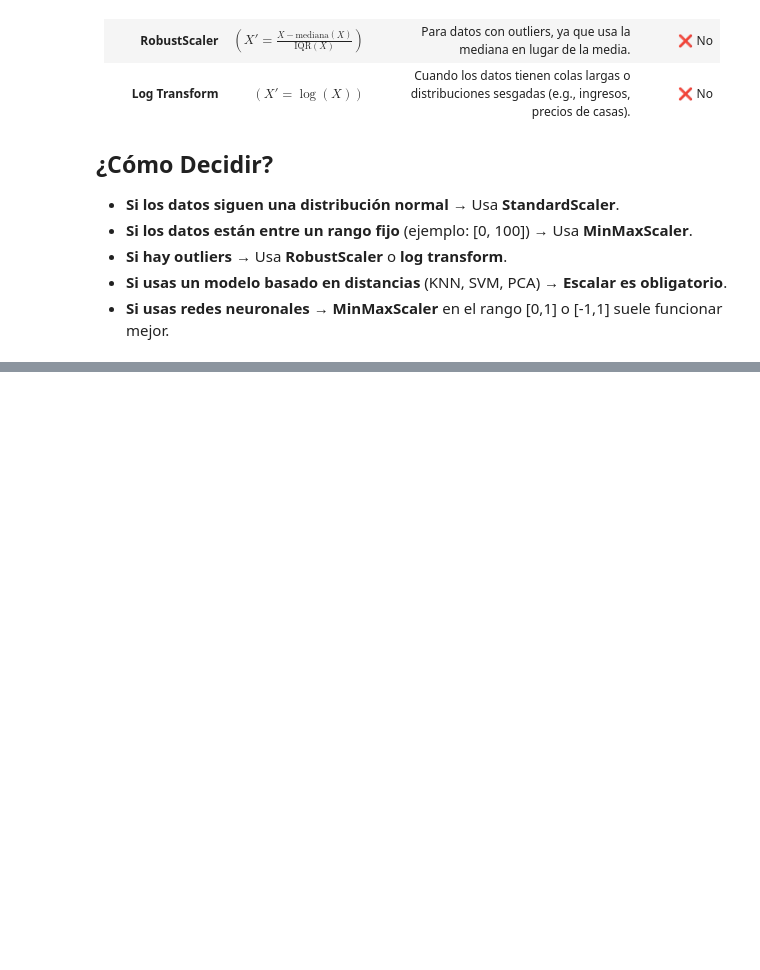
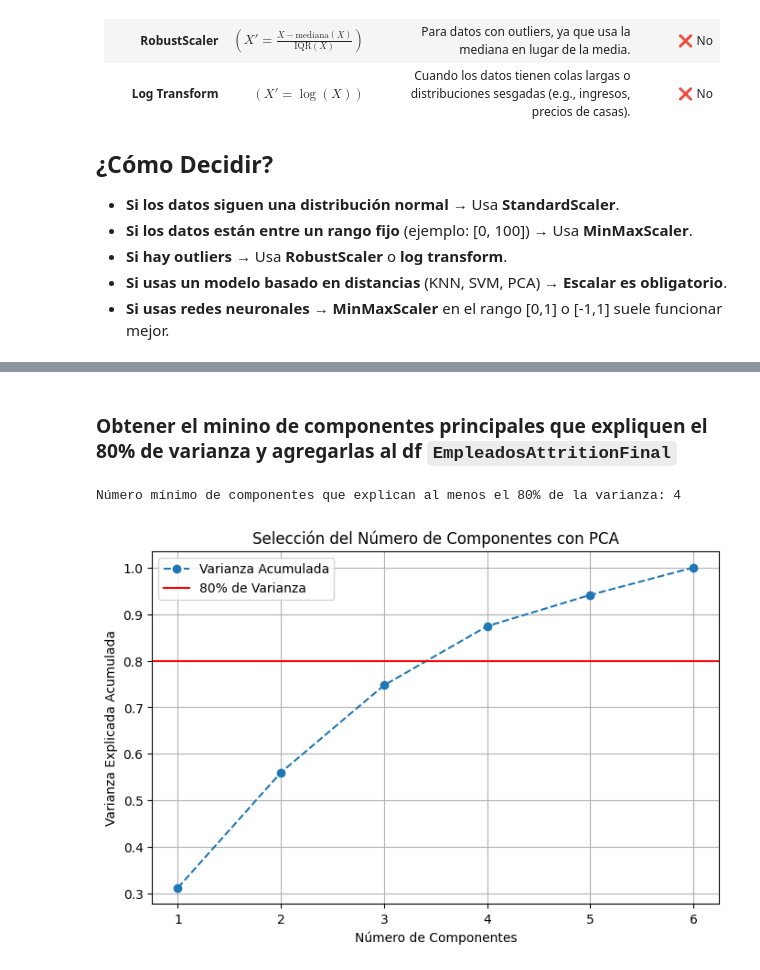
Before and after one commit to ADRIANVM117/TEC_MTY_PORTAFOLIO, a Jupyter notebook: RetoEmpleados/RetoEmpleados.ipynb, the cells around one changed output, grey strips where cells are left out. Cells and saved outputs as stored; diff of their text form; code cells hidden in the pictures; blank space fills up the shorter version.

```diff
--- a/RetoEmpleados/RetoEmpleados.ipynb
+++ b/RetoEmpleados/RetoEmpleados.ipynb
@@ -148,0 +319,18 @@ SueldoPromedioDepto.head()
+# %%
+# Definir umbral de correlación mínima
+umbral = 0.1
+
+# Calcular la correlación de todas las variables con Attrition_Yes
+correlation_matrix = EmpleadosAttrition.corr()
+
+# Seleccionar solo las variables con correlación absoluta >= 0.1
+correlated_features = correlation_matrix['Attrition_Yes'] >= umbral
+
+# Mantener solo las columnas que cumplen la condición
+selected_columns = correlated_features[correlated_features].index
+
+# Crear un nuevo DataFrame con las variables filtradas
+EmpleadosAttritionFinal = EmpleadosAttrition[selected_columns]
+
+# Mostrar las primeras filas del nuevo DataFrame
+EmpleadosAttritionFinal.head()
@@ -148,0 +380,45 @@ SueldoPromedioDepto.head()
+# %% [markdown]
+### Obtener el minino de componentes principales que expliquen el 80% de varianza y agregarlas al df `EmpleadosAttritionFinal`
+# %%
+# Definir el número máximo de componentes principales
+num_componentes = min(EmpleadosAttritionFinal.shape[0], EmpleadosAttritionFinal.shape[1])
+
+# Aplicar PCA con el número máximo de componentes
+pca = PCA(n_components=num_componentes)
+EmpleadosAttritionPCA = pca.fit_transform(EmpleadosAttritionFinal)
+
+# Calcular la varianza explicada acumulada
+varianza_acumulada = np.cumsum(pca.explained_variance_ratio_)
+
+# Encontrar el número mínimo de componentes que explican al menos el 80% de la varianza
+num_componentes_optimos = np.argmax(varianza_acumulada >= 0.80) + 1
+
+print(f"Número mínimo de componentes que explican al menos el 80% de la varianza: {num_componentes_optimos}")
+
+# Aplicar PCA nuevamente con el número óptimo de componentes
+pca_final = PCA(n_components=num_componentes_optimos)
+EmpleadosAttritionPCA_reducido = pca_final.fit_transform(EmpleadosAttritionFinal)
+
+# Convertir los componentes en un DataFrame con nombres C0, C1, C2
+columnas_pca = [f"C{i}" for i in range(num_componentes_optimos)]
+df_pca = pd.DataFrame(EmpleadosAttritionPCA_reducido, columns=columnas_pca)
+
+# Agregar las columnas de PCA al DataFrame original
+EmpleadosAttritionFinal = EmpleadosAttritionFinal.assign(**df_pca)
+
+# Visualizar la varianza acumulada para entender la selección de componentes
+plt.figure(figsize=(8,5))
+plt.plot(range(1, num_componentes+1), varianza_acumulada, marker='o', linestyle='--', label="Varianza Acumulada")
+plt.axhline(y=0.80, color='r', linestyle='-', label="80% de Varianza")
+plt.xlabel("Número de Componentes")
+plt.ylabel("Varianza Explicada Acumulada")
+plt.title("Selección del Número de Componentes con PCA")
+plt.legend()
+plt.grid()
+plt.show()
+
+# Mostrar las primeras filas del DataFrame actualizado
+EmpleadosAttritionFinal.head()
+# %% [output]
+Número mínimo de componentes que explican al menos el 80% de la varianza: 4
+[figure, added]
```
Also changed, not shown: parts of 21 cells of this notebook, 1 other file.
